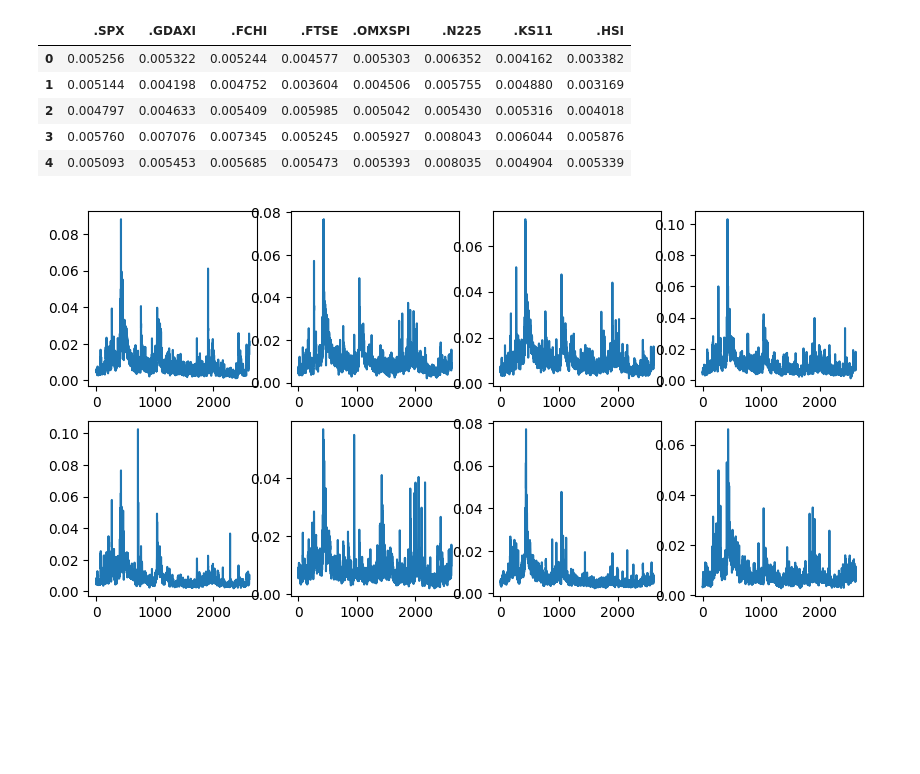
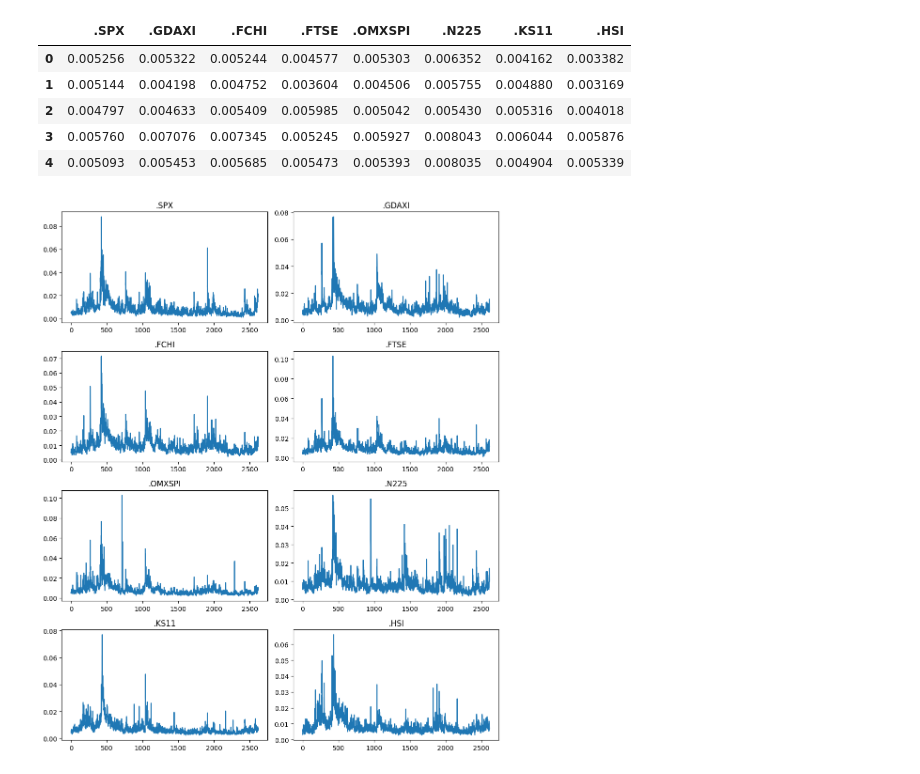
Before and after one commit to ryanliwendi/QuantSC-Project, a Jupyter notebook: Data Preprocessing.ipynb, the cells around one changed output. Drawn from its saved outputs; the diff is of its cells as text; code cells hidden in the pictures; blank space fills up the shorter version.

```diff
--- a/Data Preprocessing.ipynb
+++ b/Data Preprocessing.ipynb
@@ -13,15 +14,22 @@ df.head()
 | 3 | 0.005760 | 0.007076 | 0.007345 | 0.005245 | 0.005927 | 0.008043 | 0.006044 | 0.005876 |
 | 4 | 0.005093 | 0.005453 | 0.005685 | 0.005473 | 0.005393 | 0.008035 | 0.004904 | 0.005339 |
 # %%
-fig, ax = plt.subplots(2,4, figsize=(10,5))
-ax[0, 0].plot(df['.SPX'])
-ax[0, 1].plot(df['.GDAXI'])
-ax[0, 2].plot(df['.FCHI'])
-ax[0, 3].plot(df['.FTSE'])
-ax[1, 0].plot(df['.OMXSPI'])
-ax[1, 1].plot(df['.N225'])
-ax[1, 2].plot(df['.KS11'])
-ax[1, 3].plot(df['.HSI'])
+
+num_cols = 2
+num_rows = math.ceil(len(df.columns) / num_cols)
+
+fig, axes = plt.subplots(nrows=num_rows, ncols=num_cols, figsize=(10, num_rows * 3))
+
+axes = axes.flatten()
+
+for i, col in enumerate(df.columns):
+    axes[i].plot(df.index, df[col], linestyle='-')
+    axes[i].set_title(col)
+
+for i in range(len(df.columns), len(axes)):
+    fig.delaxes(axes[i])
+
+plt.tight_layout()
 plt.show()
 # %% [output]
-[figure, old version]
+[figure, new version]
```
Also changed, not shown: parts of 1 cell of this notebook.
